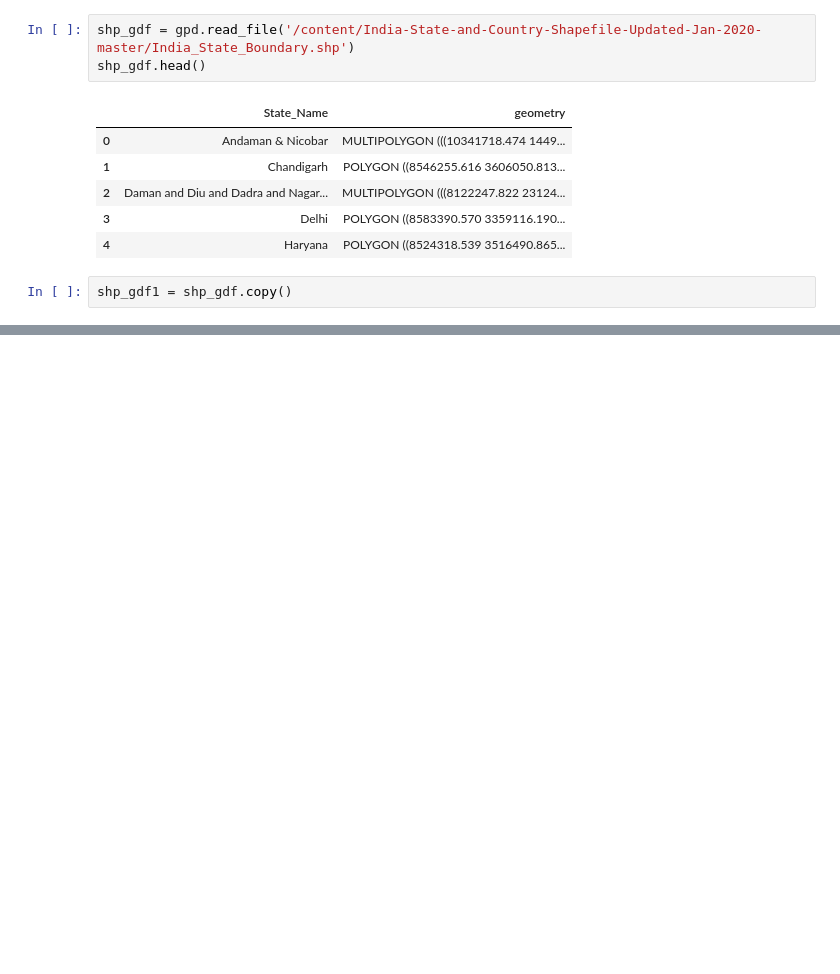
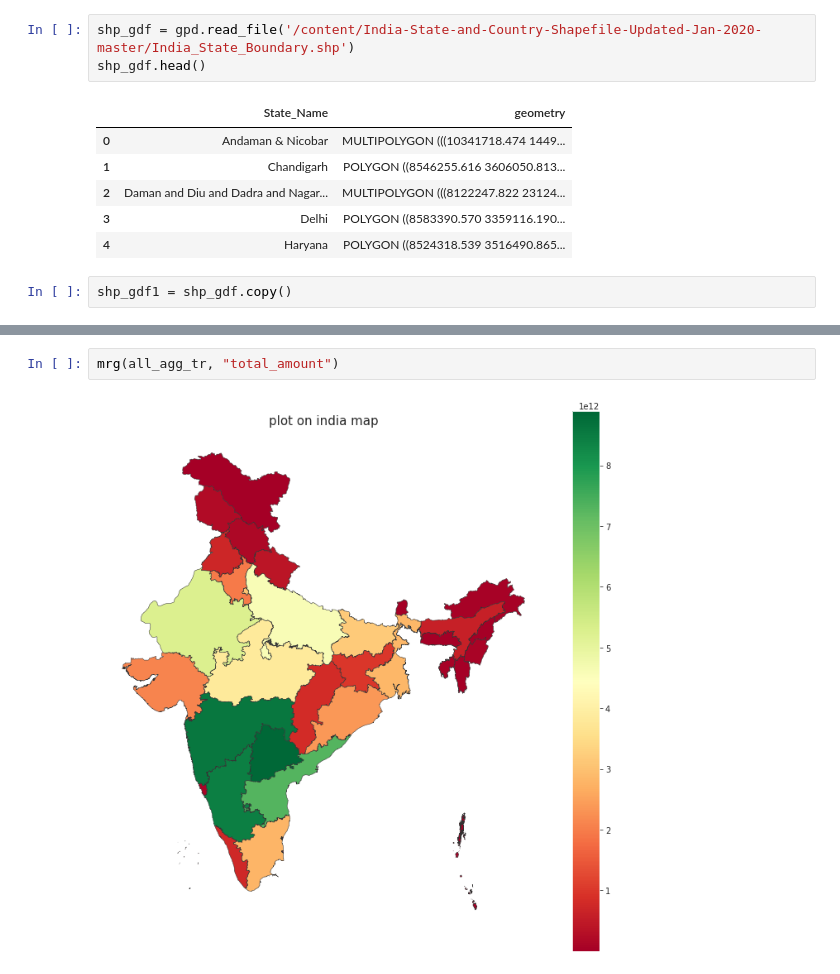
Before and after one commit to Akashkunwar/dscodes, a Jupyter notebook: Untitled9.ipynb, the cells around one changed output, grey strips where cells are left out. Cells and saved outputs as stored; diff of their text form; blank space fills up the shorter version.

```diff
--- a/Untitled9.ipynb
+++ b/Untitled9.ipynb
@@ -447,0 +538,4 @@ dict_items([('a', 2), ('ak', 3)])
+# %%
+mrg(all_agg_tr,	"total_amount")
+# %% [output]
+[figure, added]
```
Also changed, not shown: parts of 93 cells of this notebook.
